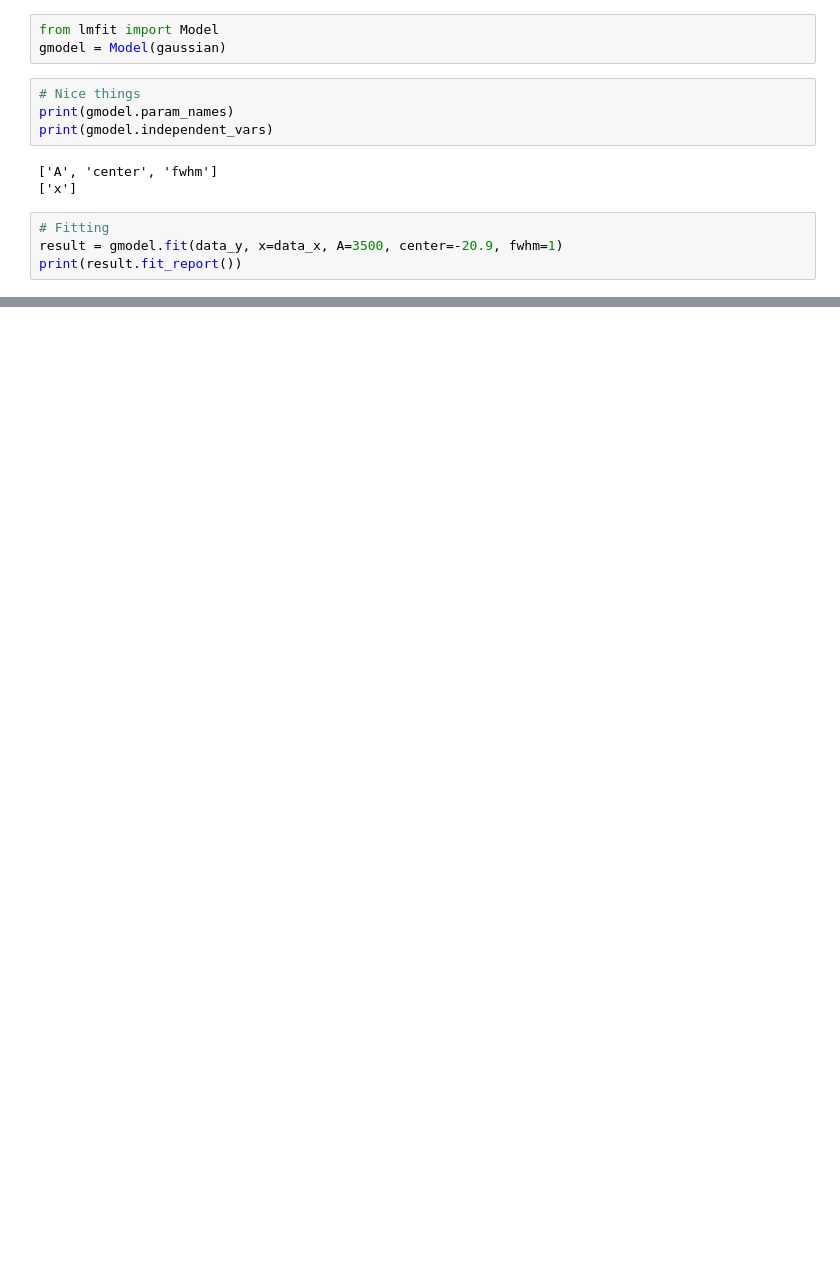
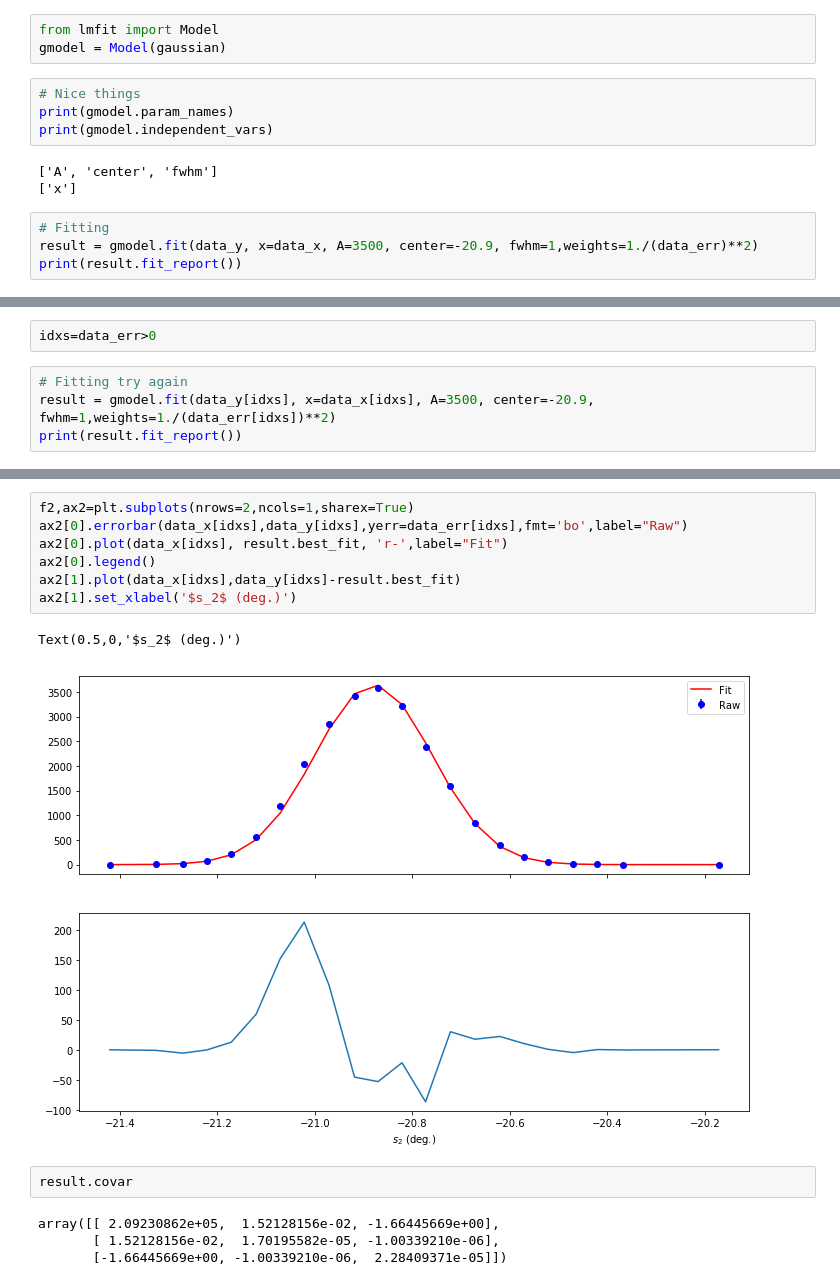
Before and after one commit to neutrons/IPythonNotebookTutorial, a Jupyter notebook: Gaussian Fitting.ipynb, the cells around one changed output, grey strips where cells are left out. Cells and saved outputs as stored; diff of their text form; blank space fills up the shorter version.

```diff
--- a/Gaussian Fitting.ipynb
+++ b/Gaussian Fitting.ipynb
@@ -131,6 +122,6 @@ print(gmodel.independent_vars)
 ['x']
 # %%
 # Fitting
-result = gmodel.fit(data_y, x=data_x, A=3500, center=-20.9, fwhm=1)
+result = gmodel.fit(data_y, x=data_x, A=3500, center=-20.9, fwhm=1,weights=1./(data_err)**2)
 print(result.fit_report())
 # %% [output]
@@ -160,0 +143,6 @@ plt.legend()
+# %%
+idxs=data_err>0
+# %%
+# Fitting try again
+result = gmodel.fit(data_y[idxs], x=data_x[idxs], A=3500, center=-20.9, fwhm=1,weights=1./(data_err[idxs])**2)
+print(result.fit_report())
@@ -160,0 +166,16 @@ plt.legend()
+# %%
+f2,ax2=plt.subplots(nrows=2,ncols=1,sharex=True)
+ax2[0].errorbar(data_x[idxs],data_y[idxs],yerr=data_err[idxs],fmt='bo',label="Raw")
+ax2[0].plot(data_x[idxs], result.best_fit, 'r-',label="Fit")
+ax2[0].legend()
+ax2[1].plot(data_x[idxs],data_y[idxs]-result.best_fit)
+ax2[1].set_xlabel('$s_2$ (deg.)')
+# %% [output]
+Text(0.5,0,'$s_2$ (deg.)')
+[figure, added]
+# %%
+result.covar
+# %% [output]
+array([[ 2.09230862e+05,  1.52128156e-02, -1.66445669e+00],
+       [ 1.52128156e-02,  1.70195582e-05, -1.00339210e-06],
+       [-1.66445669e+00, -1.00339210e-06,  2.28409371e-05]])
```
Also changed, not shown: parts of 16 cells of this notebook.
